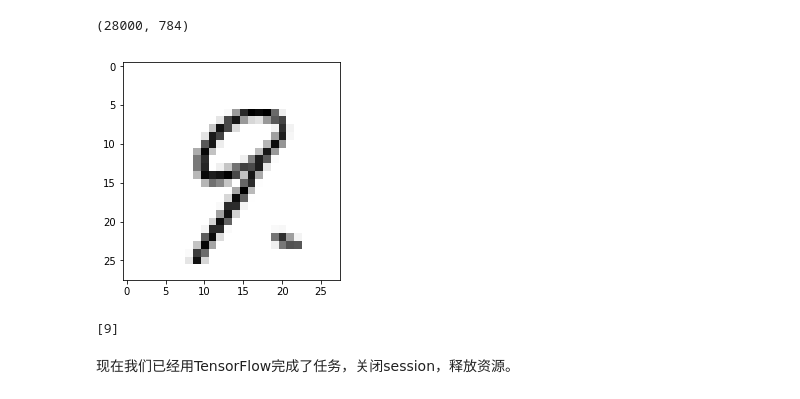
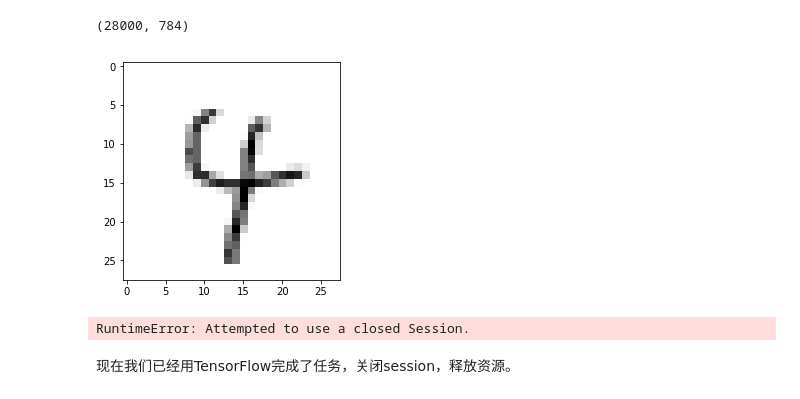
Before and after one commit to linzexinmasterchief/JupyterNotebooks, a Jupyter notebook: Kaggle/KaggleDigitRecognise/CNN_digit.ipynb, the cells around one changed output. Saved outputs shown, nothing was run; the diff lists cells and outputs as text; code cells hidden in the pictures.

```diff
--- a/Kaggle/KaggleDigitRecognise/CNN_digit.ipynb
+++ b/Kaggle/KaggleDigitRecognise/CNN_digit.ipynb
@@ -492,17 +504,17 @@ test = test.values
 # %% [output]
 (28000, 784)
 # %%
-inputPic = test[2].reshape(28,28)
+inputPic = test[99].reshape(28,28)
 plt.imshow(inputPic, cmap=plt.cm.binary)
 plt.show()
 # %% [output]
-[figure, old version]
+[figure, new version]
 # %%
-feed_dict = {x: test[2].reshape(1,784)}
+feed_dict = {x: test[99].reshape(1,784)}
 y_pred = session.run(argmaxtensor, feed_dict=feed_dict)
 print(y_pred)
 # %% [output]
-[9]
+RuntimeError: Attempted to use a closed Session.
 # %%
 # answers = []
 
```
Also changed, not shown: parts of 8 cells of this notebook.
